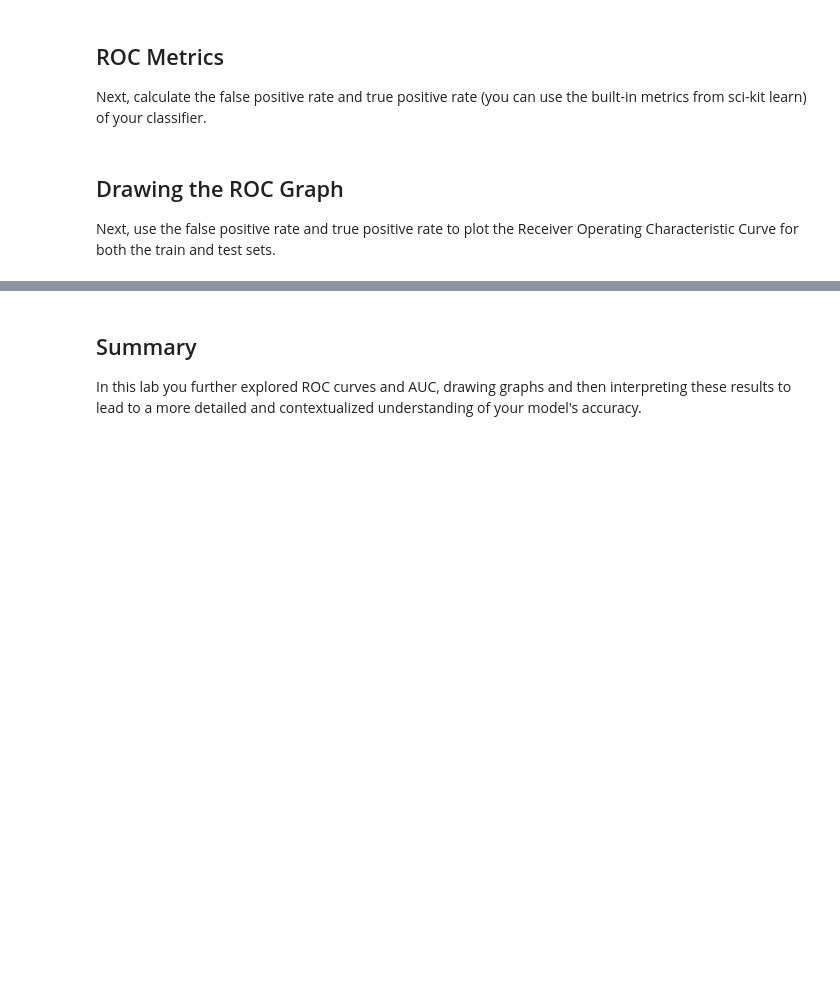
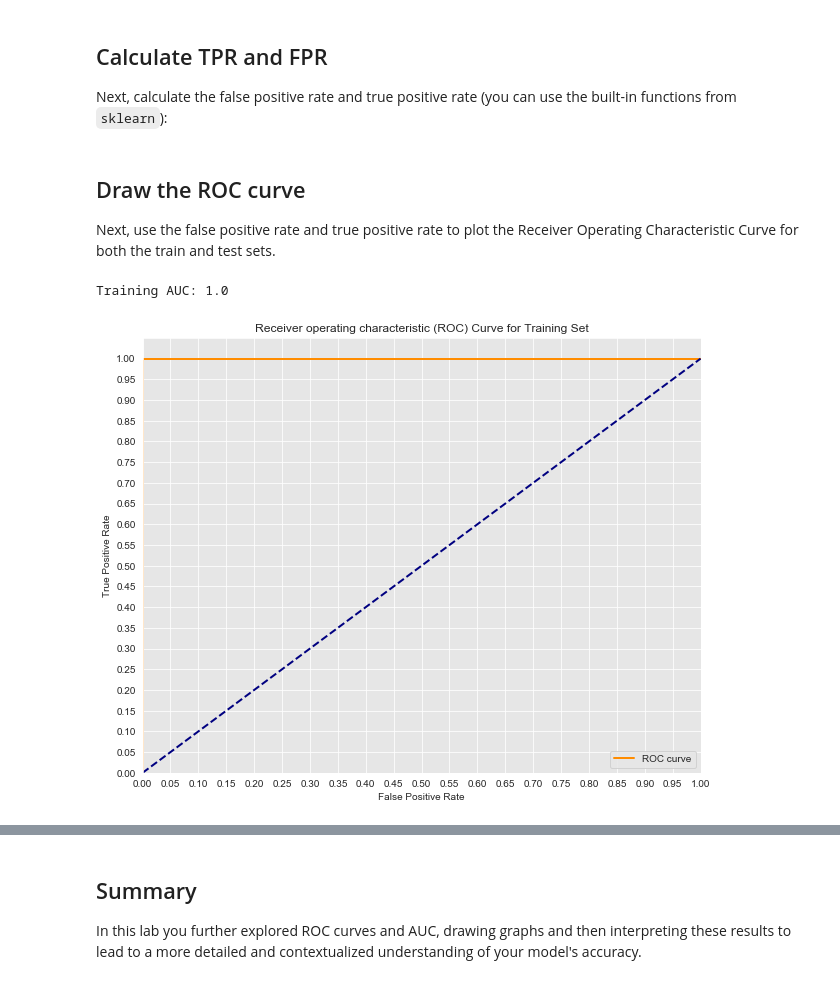
Before and after one commit to learn-co-curriculum/dsc-roc-curves-and-auc-lab, a Jupyter notebook: index.ipynb, the cells around one changed output, grey strips where cells are left out. Saved outputs shown, nothing was run; the diff lists cells and outputs as text; code cells hidden in the pictures; blank space fills up the shorter version.

```diff
--- a/index.ipynb
+++ b/index.ipynb
@@ -53,4 +77,16 @@ y_hat_test = logreg.predict(X_test)
+# %%
+# Import LogisticRegression
+from sklearn.linear_model import LogisticRegression
+
+# Instantiate
+logreg = LogisticRegression(fit_intercept=False, C=1e12, solver='liblinear')
+
+# Fit the model to training data
+model_log = logreg.fit(X_train, y_train)
+
+# Predict on test set
+y_hat_test = logreg.predict(X_test)
 # %% [markdown]
-## ROC Metrics
+## Calculate TPR and FPR
 
-Next, calculate the false positive rate and true positive rate (you can use the built-in metrics from sci-kit learn) of your classifier.
+Next, calculate the false positive rate and true positive rate (you can use the built-in functions from `sklearn`):
@@ -70,28 +108,32 @@ train_fpr, train_tpr, thresholds = roc_curve(y_train, y_train_score)
 # %% [markdown]
-## Drawing the ROC Graph
+## Draw the ROC curve
 
 Next, use the false positive rate and true positive rate to plot the Receiver Operating Characteristic Curve for both the train and test sets.
 # %%
 import matplotlib.pyplot as plt
 import seaborn as sns
 %matplotlib inline
 
-#Seaborns Beautiful Styling
-sns.set_style("darkgrid", {"axes.facecolor": ".9"})
+# Seaborn's beautiful styling
+sns.set_style('darkgrid', {'axes.facecolor': '0.9'})
 
-plt.figure(figsize=(10,8))
+# ROC curve for training set
+plt.figure(figsize=(10, 8))
 lw = 2
-plt.plot(fpr, tpr, color='darkorange',
+plt.plot(train_fpr, train_tpr, color='darkorange',
          lw=lw, label='ROC curve')
 plt.plot([0, 1], [0, 1], color='navy', lw=lw, linestyle='--')
 plt.xlim([0.0, 1.0])
 plt.ylim([0.0, 1.05])
 plt.yticks([i/20.0 for i in range(21)])
 plt.xticks([i/20.0 for i in range(21)])
 plt.xlabel('False Positive Rate')
 plt.ylabel('True Positive Rate')
-plt.title('Receiver operating characteristic (ROC) Curve for Test Set')
-plt.legend(loc="lower right")
-print('AUC: {}'.format(auc(fpr, tpr)))
+plt.title('Receiver operating characteristic (ROC) Curve for Training Set')
+plt.legend(loc='lower right')
+print('Training AUC: {}'.format(auc(train_fpr, train_tpr)))
 plt.show()
+# %% [output]
+Training AUC: 1.0
+[figure, added]
 # %%
```
Also changed, not shown: parts of 18 cells of this notebook, 3 other files.
